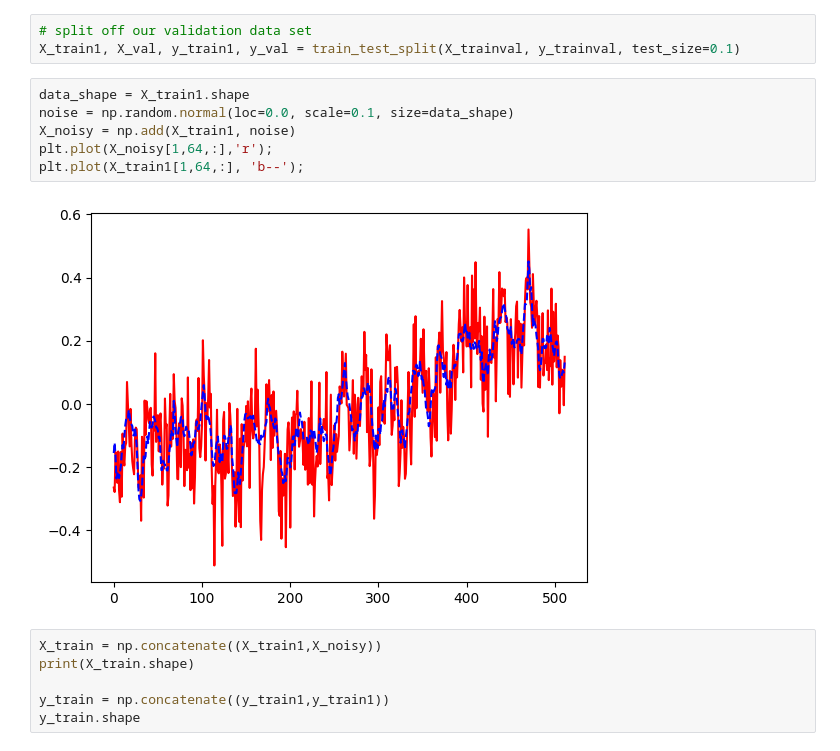
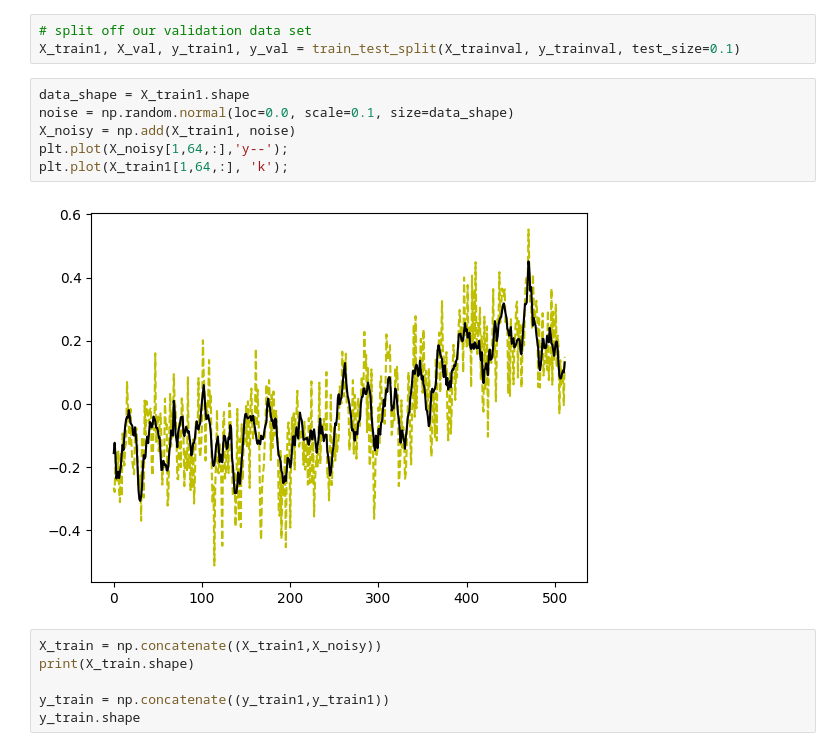
Before and after one commit to nelewerner/ml-project, a Jupyter notebook: inner-speech-drake.ipynb, the cells around one changed output. Drawn from its saved outputs; the diff is of its cells as text.

Commit message:
Kaggle Notebook | Inner Speech - Drake | Noisy Data CNN

```diff
--- a/inner-speech-drake.ipynb
+++ b/inner-speech-drake.ipynb
@@ -121,11 +138,11 @@ X_train1, X_val, y_train1, y_val = train_test_split(X_trainval, y_trainval, test
 # %%
 data_shape = X_train1.shape
 noise = np.random.normal(loc=0.0, scale=0.1, size=data_shape)
 X_noisy = np.add(X_train1, noise)
-plt.plot(X_noisy[1,64,:],'r');
-plt.plot(X_train1[1,64,:], 'b--');
+plt.plot(X_noisy[1,64,:],'y--');
+plt.plot(X_train1[1,64,:], 'k');
 # %% [output]
-[figure, old version]
+[figure, new version]
 # %%
 X_train = np.concatenate((X_train1,X_noisy))
 print(X_train.shape)
```
Also changed, not shown: parts of 9 cells of this notebook.
